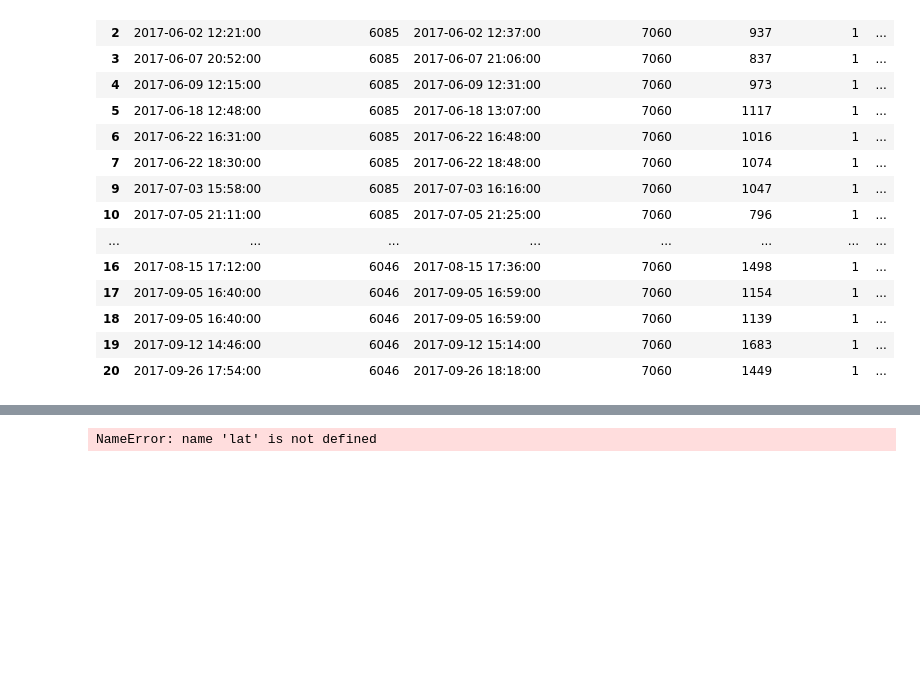
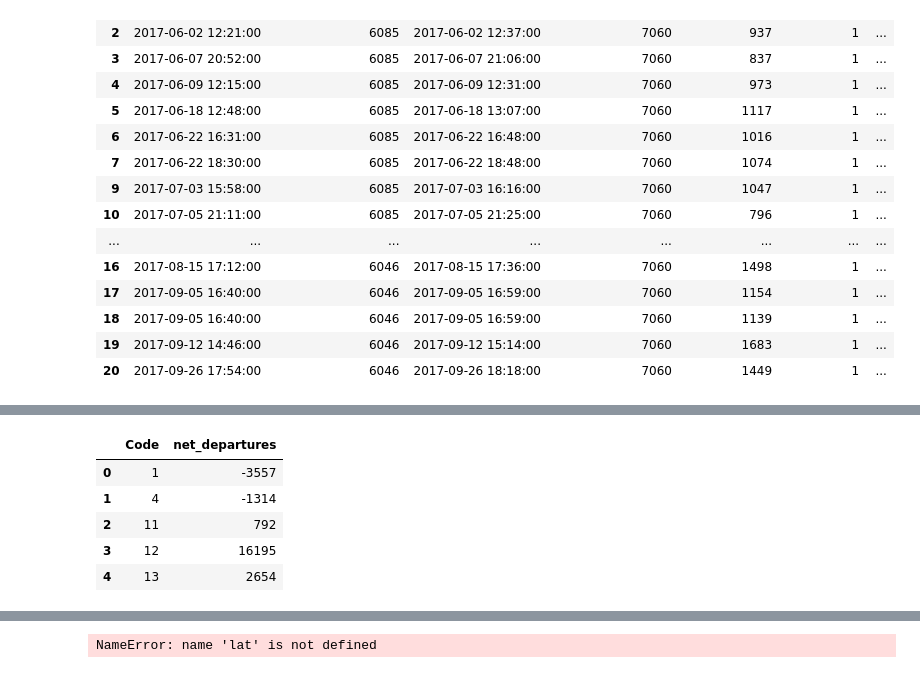
Before and after one commit to gbincoletto/MATH80629A, a Jupyter notebook: ML_Project_BIXI_Predictions.ipynb, the cells around one changed output, grey strips where cells are left out. Cells and saved outputs as stored; diff of their text form; code cells hidden in the pictures; blank space fills up the shorter version.

```diff
--- a/ML_Project_BIXI_Predictions.ipynb
+++ b/ML_Project_BIXI_Predictions.ipynb
@@ -1285,2 +1241,24 @@ net_departures_stations_2018.head()
+# %%
+# Calculating net departures (Arrivals-departures) for morning rush hour (7 to 9 AM), by 'Quartier', for 2019 and 2020
+# Since the Quartier code represents the index in our aggregation, we have to turn in into a proper column and rename it.
+
+net_departures_quartiers_rush_week_2020 = (rush_week_2020['End_Quartier'].value_counts()) - (rush_week_2020['Start_Quartier'].value_counts())
+net_departures_quartiers_rush_week_2020 = pd.DataFrame(net_departures_quartiers_rush_week_2020, columns=['net_departures'])
+net_departures_quartiers_rush_week_2020.reset_index(inplace=True)
+net_departures_quartiers_rush_week_2020 = net_departures_quartiers_rush_week_2020.rename(columns={'index': 'Code'})
+
+net_departures_quartiers_rush_week_2019 = (rush_week_2019['End_Quartier'].value_counts()) - (rush_week_2019['Start_Quartier'].value_counts())
+net_departures_quartiers_rush_week_2019 = pd.DataFrame(net_departures_quartiers_rush_week_2019, columns=['net_departures'])
+net_departures_quartiers_rush_week_2019.reset_index(inplace=True)
+net_departures_quartiers_rush_week_2019 = net_departures_quartiers_rush_week_2019.rename(columns={'index': 'Code'})
+
+net_departures_quartiers_rush_week_2019.head(5)
+# %% [output]
+|  | Code | net_departures |
+| 0 | 1 | -3557 |
+| 1 | 4 | -1314 |
+| 2 | 11 | 792 |
+| 3 | 12 | 16195 |
+| 4 | 13 | 2654 |
 # %%
 # In order to populate the maps, we will have to obtain the centroids of each neighborhood
```
Also changed, not shown: parts of 13 cells of this notebook.
